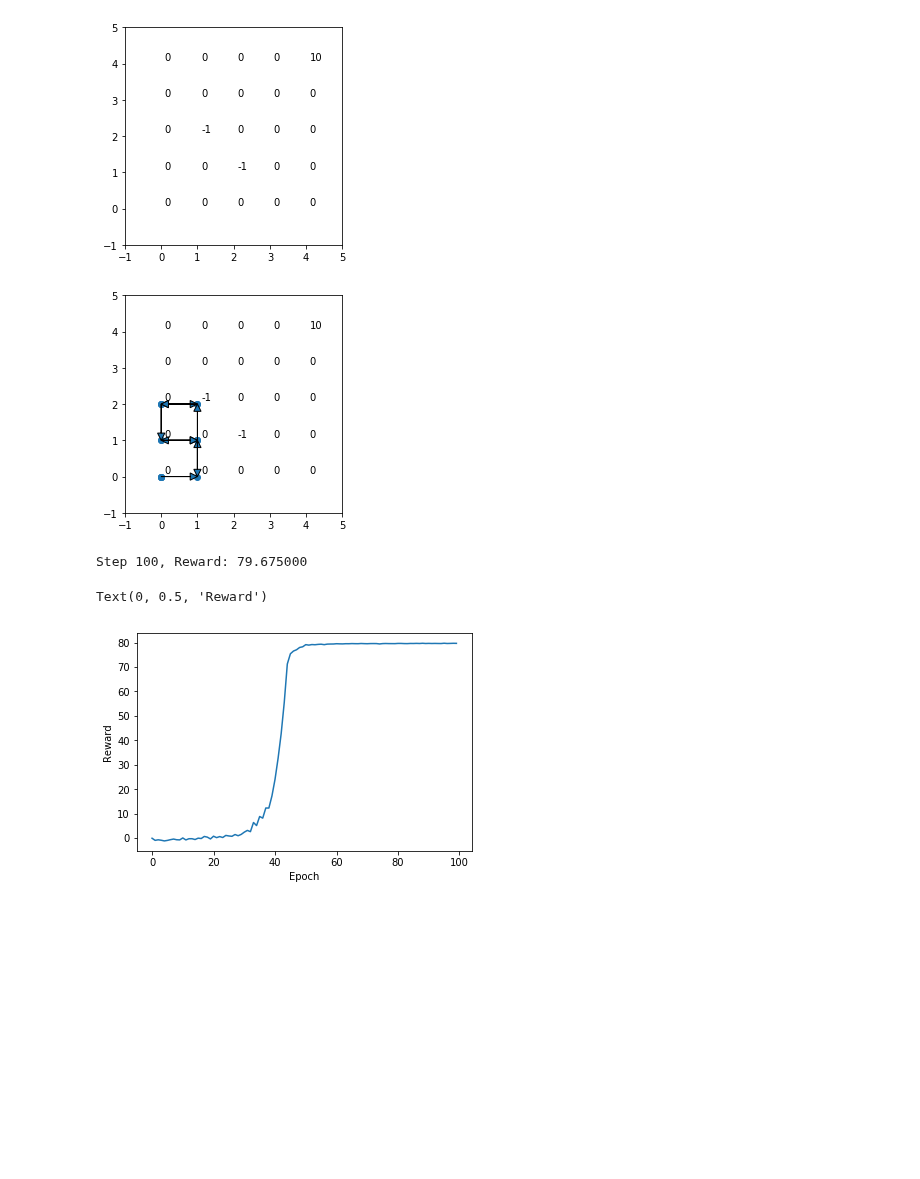
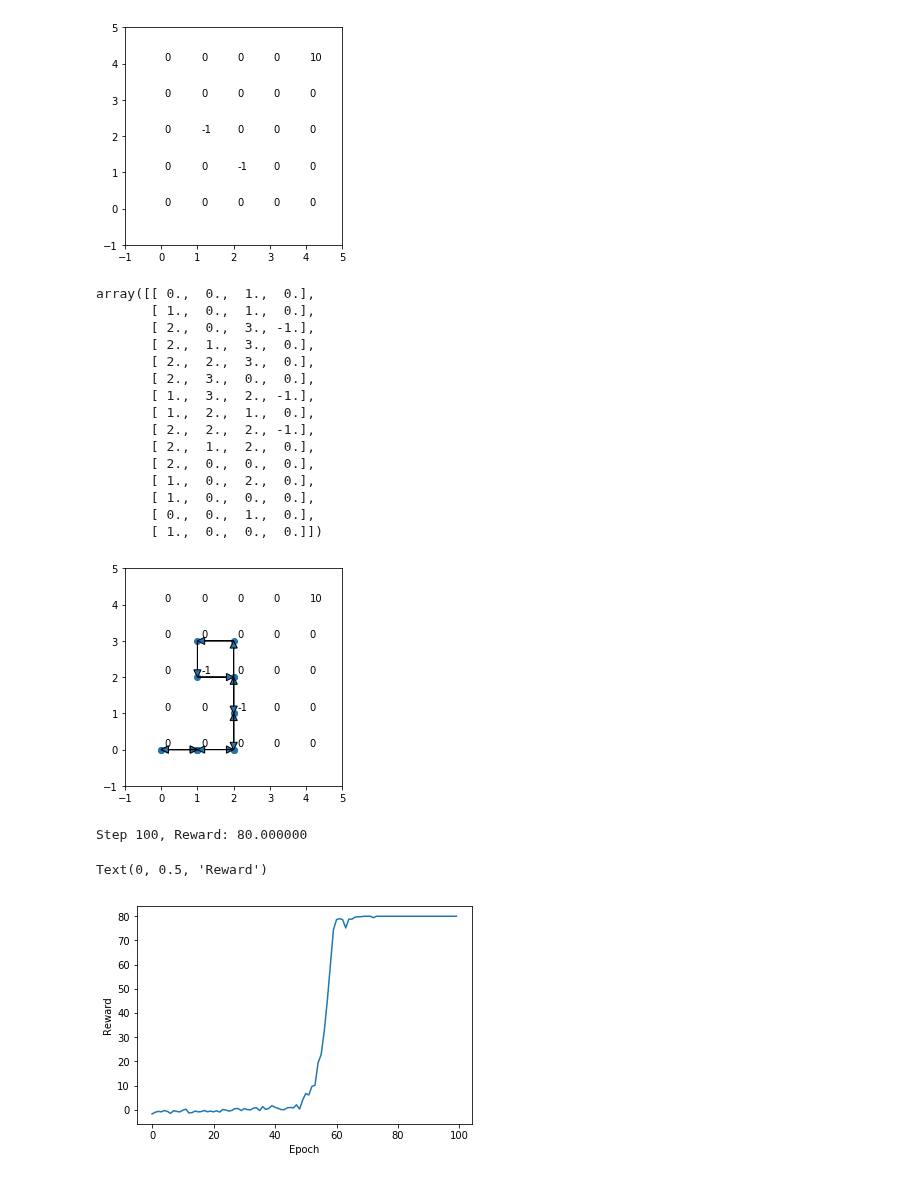
Before and after one commit to klavins/ECE447, a Jupyter notebook: lectures/reinforce-map.ipynb, the cells around one changed output. Drawn from its saved outputs; the diff is of its cells as text; code cells hidden in the pictures; blank space fills up the shorter version.

```diff
--- a/lectures/reinforce-map.ipynb
+++ b/lectures/reinforce-map.ipynb
@@ -140,15 +140,32 @@ plt.gca().set_aspect(1)
 # %%
 # Make an initial policy
 
 policy0 = np.array([
     [
         [0.25, 0.25, 0.25, 0.25] for y in range(size)
     ] for x in range(size)
 ])
 
-show_trajectory(sample(policy0,15));
+tau = sample(policy0,15)
+show_trajectory(tau);
+tau
 # %% [output]
+array([[ 0.,  0.,  1.,  0.],
+       [ 1.,  0.,  1.,  0.],
+       [ 2.,  0.,  3., -1.],
+       [ 2.,  1.,  3.,  0.],
+       [ 2.,  2.,  3.,  0.],
+       [ 2.,  3.,  0.,  0.],
+       [ 1.,  3.,  2., -1.],
+       [ 1.,  2.,  1.,  0.],
+       [ 2.,  2.,  2., -1.],
+       [ 2.,  1.,  2.,  0.],
+       [ 2.,  0.,  0.,  0.],
+       [ 1.,  0.,  2.,  0.],
+       [ 1.,  0.,  0.,  0.],
+       [ 0.,  0.,  1.,  0.],
+       [ 1.,  0.,  0.,  0.]])
-[figure, old version]
+[figure, new version]
 # %%
 # The REINFORCE algorithm
 
@@ -156,7 +173,7 @@ show_trajectory(sample(policy0,15));
 epochs = 100
 
 # Number of samples per epoch
-num = 200
+num = 50
 
 # Learning rate (nominally 0.01)
 rate = 0.01
@@ -181,9 +198,9 @@ plt.plot(Rdata);
 plt.xlabel("Epoch")
 plt.ylabel("Reward")
 # %% [output]
-Step 100, Reward: 79.675000
+Step 100, Reward: 80.000000
 Text(0, 0.5, 'Reward')
-[figure, old version]
+[figure, new version]
 # %%
 # Show a trajectory from the optimized policy
 show_trajectory(sample(policy,15))
```
Also changed, not shown: parts of 2 cells of this notebook, 8 other files.
